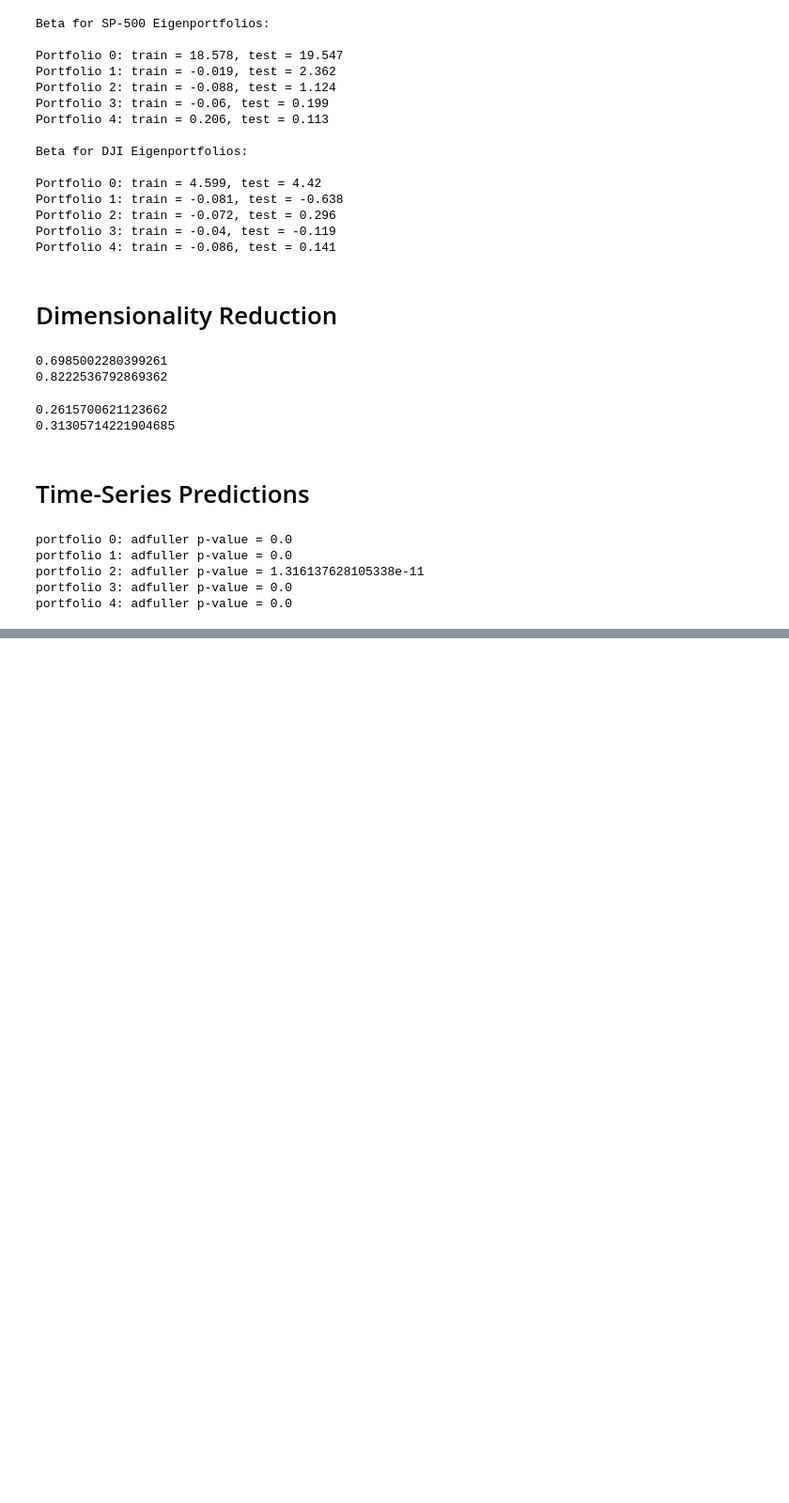
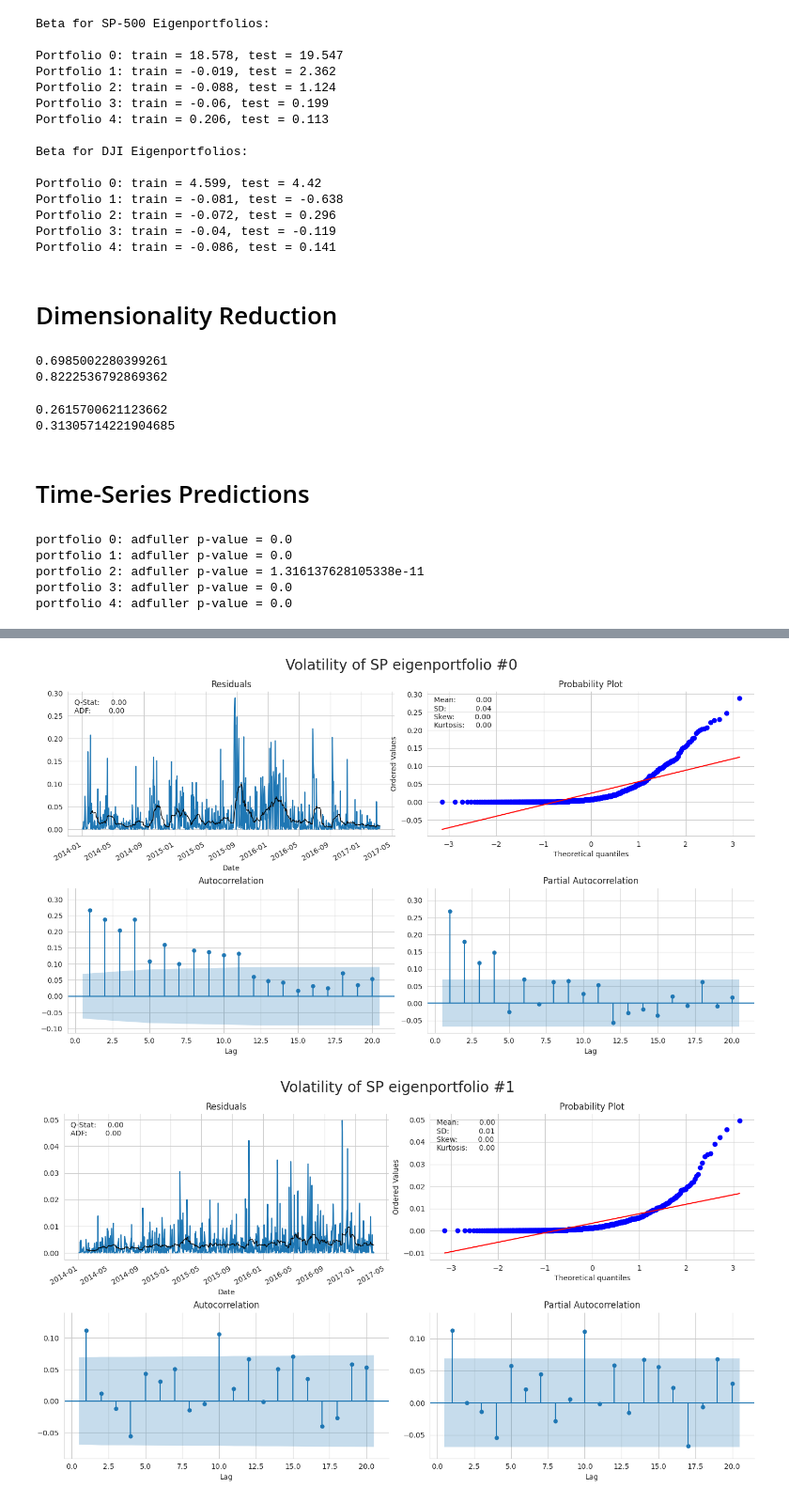
Before and after one commit to david-meltzer/ML_finance, a Jupyter notebook: personal/Eigenportfolios.ipynb, the cells around one changed output, grey strips where cells are left out. Shown at 94% size. Drawn from its saved outputs; the diff is of its cells as text; code cells hidden in the pictures; blank space fills up the shorter version.

```diff
--- a/personal/Eigenportfolios.ipynb
+++ b/personal/Eigenportfolios.ipynb
@@ -812,7 +763,8 @@ for j in range(3):
                       .dropna())
 
             rmse = np.sqrt(mean_squared_error(
-                y_true=result.y_true, y_pred=result.y_pred))
+                y_true=result.y_true,
+                y_pred=result.y_pred))
 
             DJI_ARIMA_results[(j,p, q)] = [rmse,
                            np.mean(aic),
@@ -855,0 +795,17 @@ df_DJI_arima_results.to_csv('./DJI_arima_results.csv')
+# %%
+DJI_best_arima = []
+
+
+for i in range(3):
+
+    bic_best = float('inf')
+    p_best, q_best = None, None
+
+    for p in range(5):
+        for q in range(5):
+            bic_tmp = df_DJI_arima_results.loc[i,p,q].BIC
+
+            if bic_tmp < bic_best:
+                bic_best = bic_tmp
+                p_best, q_best = p, q
+    DJI_best_arima.append((i,p_best,q_best))
@@ -855,0 +881,5 @@ df_DJI_arima_results.to_csv('./DJI_arima_results.csv')
+# %%
+df_SP_arima_results = pd.DataFrame(SP_ARIMA_results).T
+df_SP_arima_results.columns = ['RMSE', 'AIC', 'BIC', 'convergence', 'stationarity']
+df_SP_arima_results.index.names = ['i','p', 'q']
+df_SP_arima_results.info()
@@ -855,0 +901,16 @@ df_DJI_arima_results.to_csv('./DJI_arima_results.csv')
+# %%
+SP_best_arima = []
+
+for i in range(3):
+
+    bic_best = float('inf')
+    p_best, q_best = None, None
+
+    for p in range(5):
+        for q in range(5):
+            bic_tmp = df_SP_arima_results.loc[i,p,q].BIC
+
+            if bic_tmp < bic_best:
+                bic_best = bic_tmp
+                p_best, q_best = p, q
+    SP_best_arima.append((i,p_best,q_best))
@@ -855,0 +931,7 @@ df_DJI_arima_results.to_csv('./DJI_arima_results.csv')
+# %%
+for i in range(3):
+    plot_correlogram((SP_eport_train[i]-SP_eport_train[i].mean())**2,
+                     lags=20,title=f'Volatility of SP eigenportfolio #{i}')
+# %% [output]
+[figure, added]
+[figure, added]
```
Also changed, not shown: parts of 33 cells of this notebook, 6 other files.
